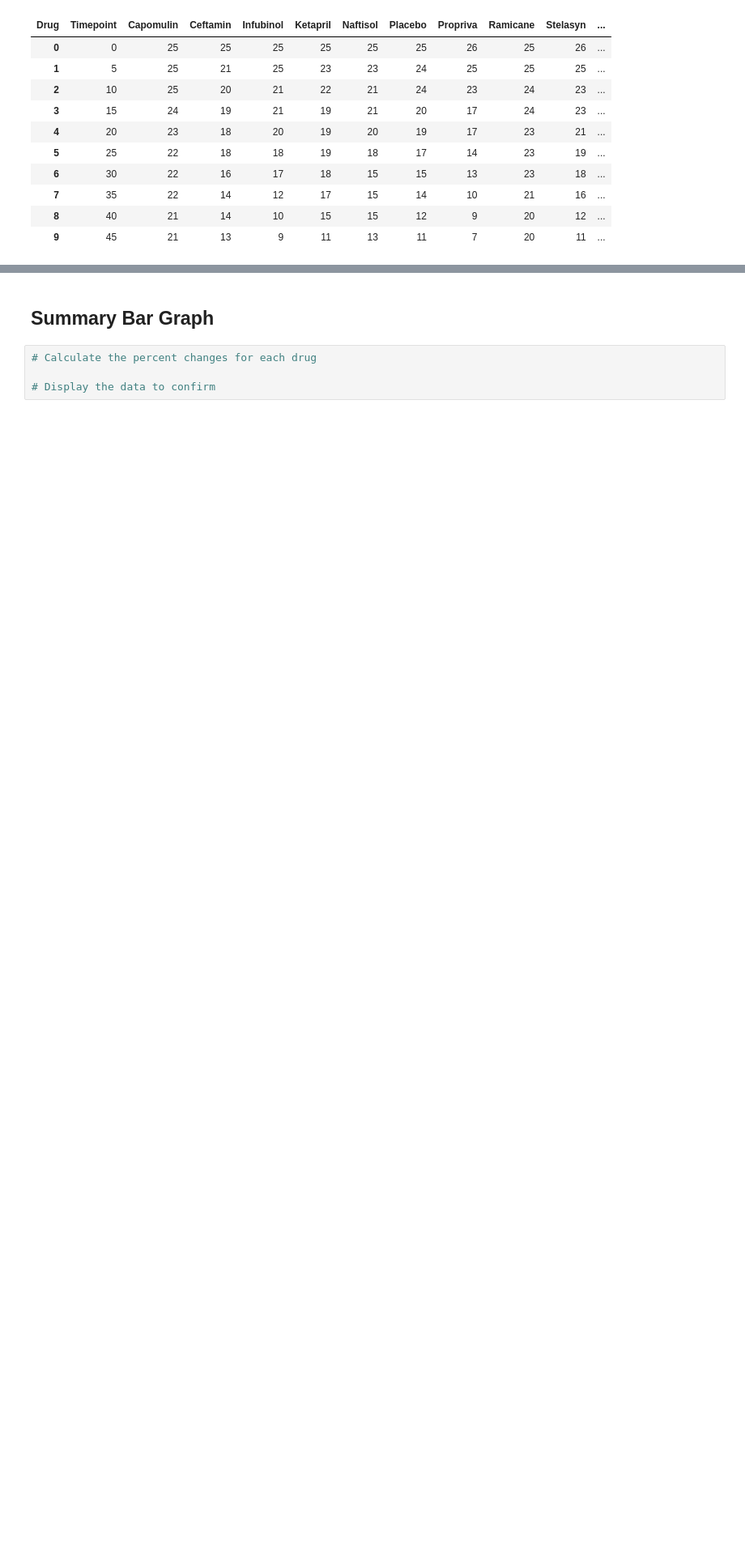
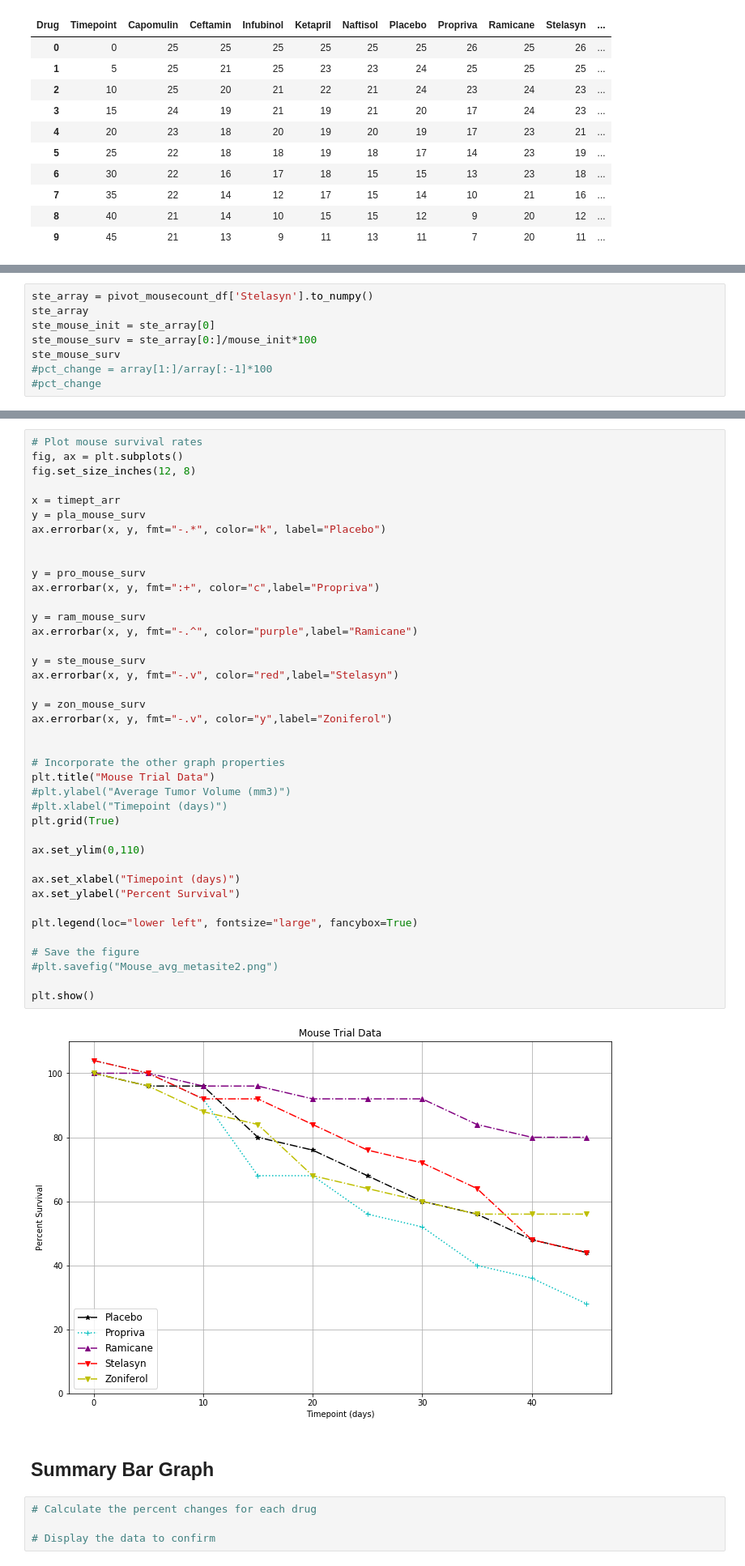
Before and after one commit to gwathen2019/matplotlib-challenge, a Jupyter notebook: Pymaceuticals/matplotlib-pymaceuticals-final.ipynb, the cells around one changed output, grey strips where cells are left out. Shown at 81% size. Drawn from its saved outputs; the diff is of its cells as text; blank space fills up the shorter version.

```diff
--- a/Pymaceuticals/matplotlib-pymaceuticals-final.ipynb
+++ b/Pymaceuticals/matplotlib-pymaceuticals-final.ipynb
@@ -606,0 +642,8 @@ plt.show()
+# %%
+ste_array = pivot_mousecount_df['Stelasyn'].to_numpy()
+ste_array
+ste_mouse_init = ste_array[0]
+ste_mouse_surv = ste_array[0:]/mouse_init*100
+ste_mouse_surv
+#pct_change = array[1:]/array[:-1]*100
+#pct_change
@@ -607,3 +704,45 @@ plt.show()
+# %%
+# Plot mouse survival rates
+fig, ax = plt.subplots()
+fig.set_size_inches(12, 8)
+
+x = timept_arr
+y = pla_mouse_surv
+ax.errorbar(x, y, fmt="-.*", color="k", label="Placebo")
+
+
+y = pro_mouse_surv
+ax.errorbar(x, y, fmt=":+", color="c",label="Propriva")
+
+y = ram_mouse_surv
+ax.errorbar(x, y, fmt="-.^", color="purple",label="Ramicane")
+
+y = ste_mouse_surv
+ax.errorbar(x, y, fmt="-.v", color="red",label="Stelasyn")
+
+y = zon_mouse_surv
+ax.errorbar(x, y, fmt="-.v", color="y",label="Zoniferol")
+
+
+# Incorporate the other graph properties
+plt.title("Mouse Trial Data")
+#plt.ylabel("Average Tumor Volume (mm3)")
+#plt.xlabel("Timepoint (days)")
+plt.grid(True)
+
+ax.set_ylim(0,110)
+
+ax.set_xlabel("Timepoint (days)")
+ax.set_ylabel("Percent Survival")
+
+plt.legend(loc="lower left", fontsize="large", fancybox=True)
+
+# Save the figure
+#plt.savefig("Mouse_avg_metasite2.png")
+
+plt.show()
+# %% [output]
+[figure, added]
 # %% [markdown]
 ## Summary Bar Graph
 # %%
```
Also changed, not shown: parts of 15 cells of this notebook.
